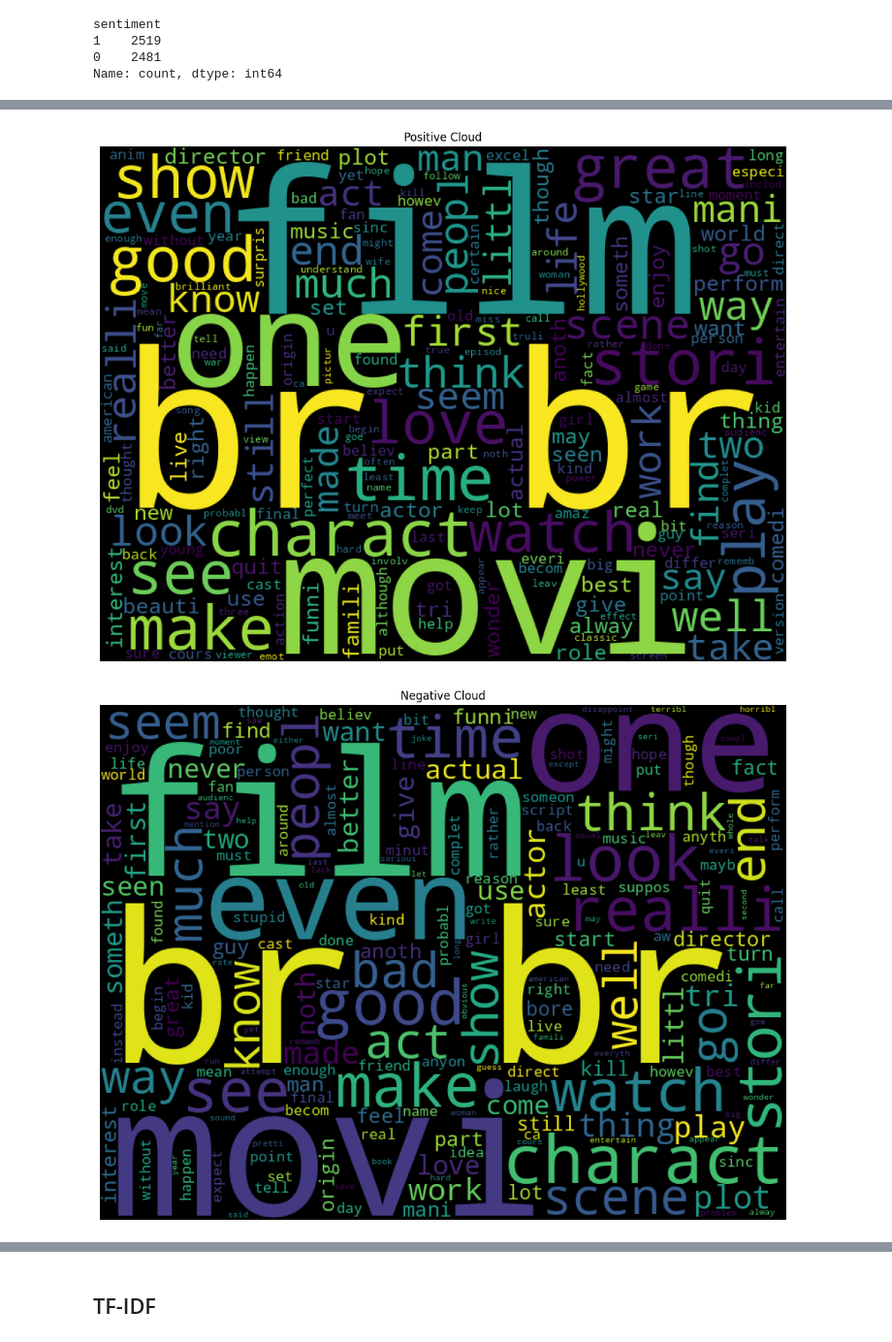
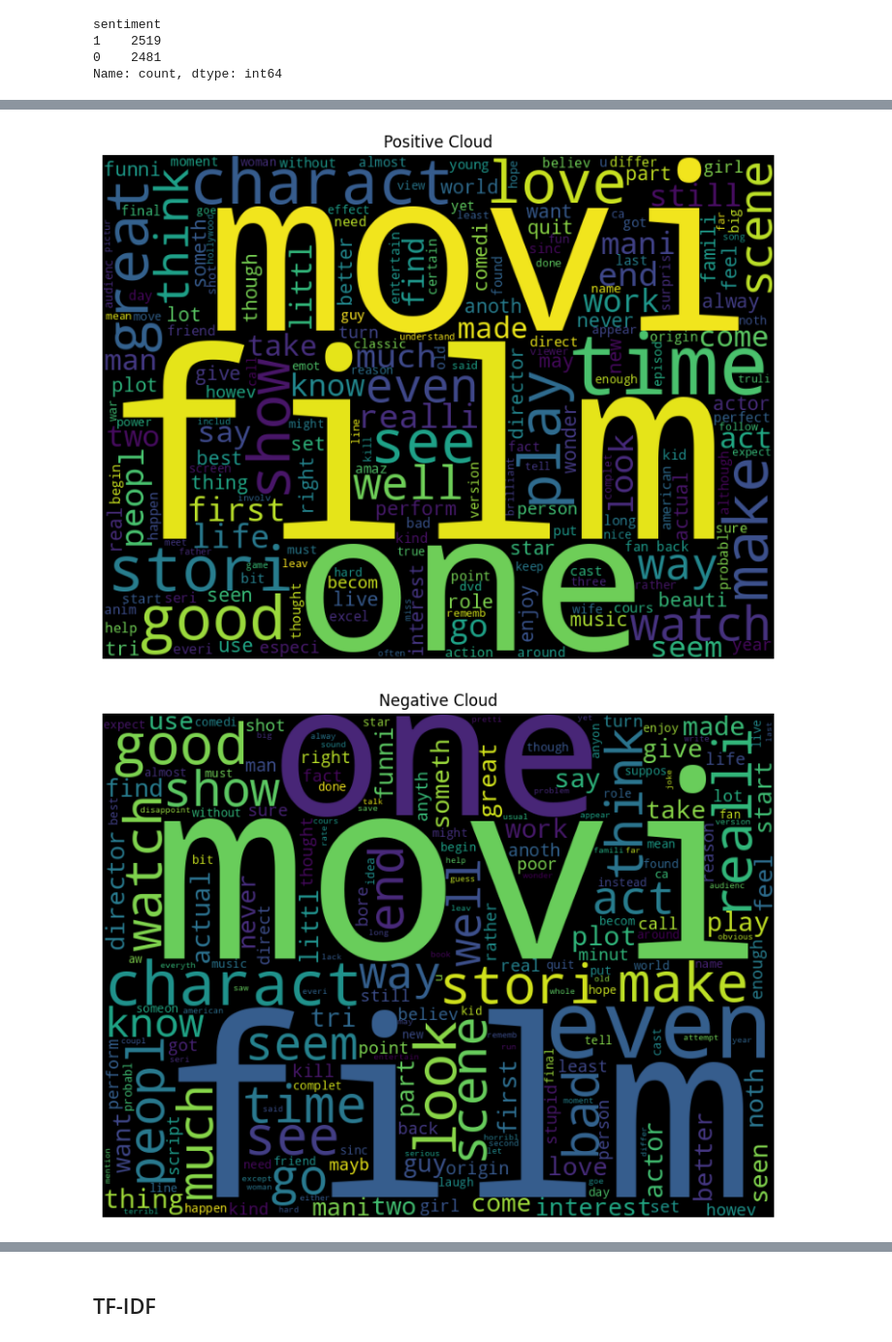
Before and after one commit to Cvtq/ml, a Jupyter notebook: text/text.ipynb, the cells around one changed output, grey strips where cells are left out. Shown at 97% size. Drawn from its saved outputs; the diff is of its cells as text; code cells hidden in the pictures.

Commit message:
update text

```diff
--- a/text/text.ipynb
+++ b/text/text.ipynb
@@ -71,9 +71,11 @@ y = df[s].apply( lambda s: 0 if s=='negative' else 1)
 # %%
 stemmer = SnowballStemmer('english', ignore_stopwords=True)
 stop_words = stopwords.words('english')
+# %%
+stop_words.append('br') # html тег <br>
 # %%
-def preprocess(text):
+def preprocess(text, stemmer, stop_words):
     """Приводит к нижнему регистру, удаляет из текста стоп-слова, символы пунктуации, цифры"""
     words = word_tokenize(text.lower())
-    return " ".join( [ stemmer.stem(word) for word in words if word.isalpha() and word not in stop_words ] )
+    return " ".join( [stemmer.stem(word) for word in words if word.isalpha() and word not in stop_words] )
 # %%
@@ -84,5 +86,5 @@ def stem(text):
 # %%
-X = df[r].apply(preprocess)
+X = df[r].apply(preprocess, args=(stemmer, stop_words))
 X
 # %% [output]
 33553    realli like summerslam due look arena curtain ...
@@ -165,16 +194,16 @@ print( get_top_words(X_negative, 20) )
 # %%
 def plot_word_cloud(text: str, title: str):
     """Строит облако слов из текста text
     title -- заголовок для диаграммы"""
     wordcloud = WordCloud( width = 800, height = 600).generate(text)
-    plt.figure(figsize = (15, 10))
+    plt.figure(figsize = (10, 7))
     plt.title(title)
     plt.imshow(wordcloud)
     plt.axis("off")
     plt.show()
 
 plot_word_cloud(text_positive, 'Positive Cloud')
 plot_word_cloud(text_negative, 'Negative Cloud')
 # %% [output]
-[figure, old version]
+[figure, new version]
-[figure, old version]
+[figure, new version]
```
Also changed, not shown: parts of 19 cells of this notebook, 1 other file.
